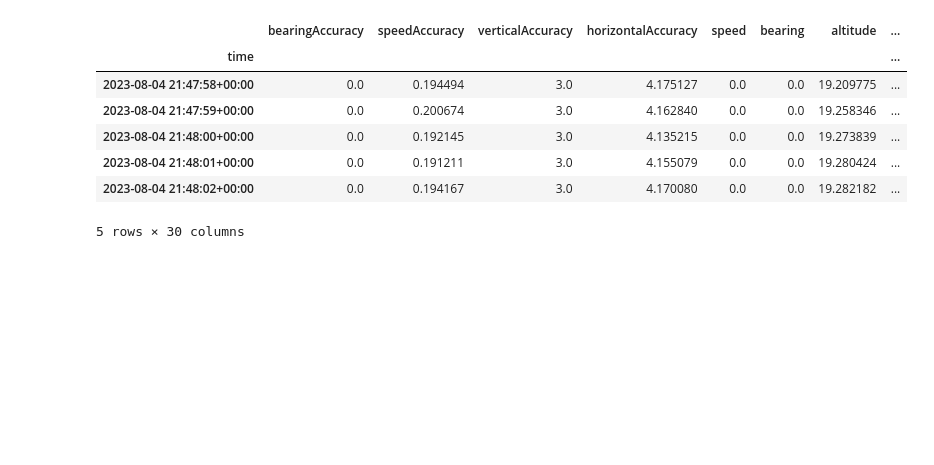
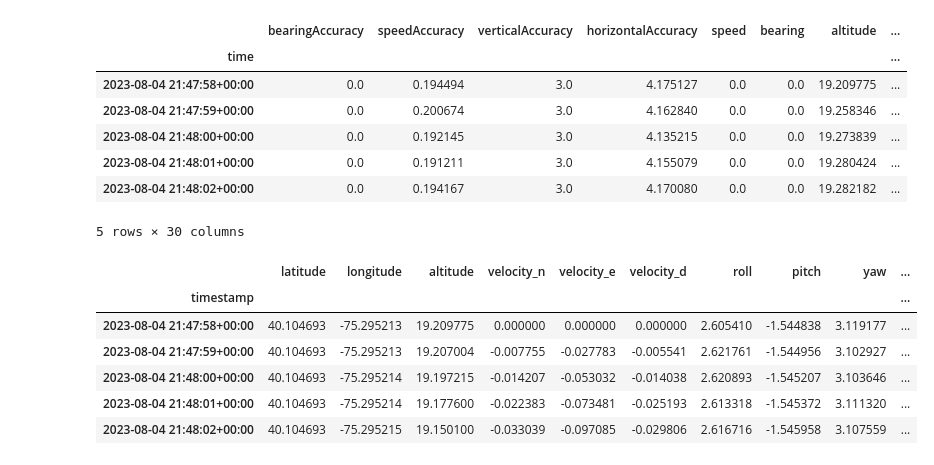
Before and after one commit to jbrodovsky/strapdown-rs, a Jupyter notebook: core/new_notes.ipynb, the cells around one changed output. Drawn from its saved outputs; the diff is of its cells as text; code cells hidden in the pictures; blank space fills up the shorter version.

```diff
--- a/core/new_notes.ipynb
+++ b/core/new_notes.ipynb
@@ -29,3 +29,13 @@ source.head()
 | 2023-08-04 21:48:01+00:00 | 0.0 | 0.191211 | 3.0 | 4.155079 | 0.0 | 0.0 | 19.280424 | ... |
 | 2023-08-04 21:48:02+00:00 | 0.0 | 0.194167 | 3.0 | 4.170080 | 0.0 | 0.0 | 19.282182 | ... |
 5 rows × 30 columns
+# %%
+dead.head()
+# %% [output]
+|  | latitude | longitude | altitude | velocity_n | velocity_e | velocity_d | roll | pitch | yaw | ... |
+| timestamp |  |  |  |  |  |  |  |  |  | ... |
+| 2023-08-04 21:47:58+00:00 | 40.104693 | -75.295213 | 19.209775 | 0.000000 | 0.000000 | 0.000000 | 2.605410 | -1.544838 | 3.119177 | ... |
+| 2023-08-04 21:47:59+00:00 | 40.104693 | -75.295213 | 19.207004 | -0.007755 | -0.027783 | -0.005541 | 2.621761 | -1.544956 | 3.102927 | ... |
+| 2023-08-04 21:48:00+00:00 | 40.104693 | -75.295214 | 19.197215 | -0.014207 | -0.053032 | -0.014038 | 2.620893 | -1.545207 | 3.103646 | ... |
+| 2023-08-04 21:48:01+00:00 | 40.104693 | -75.295214 | 19.177600 | -0.022383 | -0.073481 | -0.025193 | 2.613318 | -1.545372 | 3.111320 | ... |
+| 2023-08-04 21:48:02+00:00 | 40.104693 | -75.295215 | 19.150100 | -0.033039 | -0.097085 | -0.029806 | 2.616716 | -1.545958 | 3.107559 | ... |
```
Also changed, not shown: parts of 4 cells of this notebook, 3 other files.
